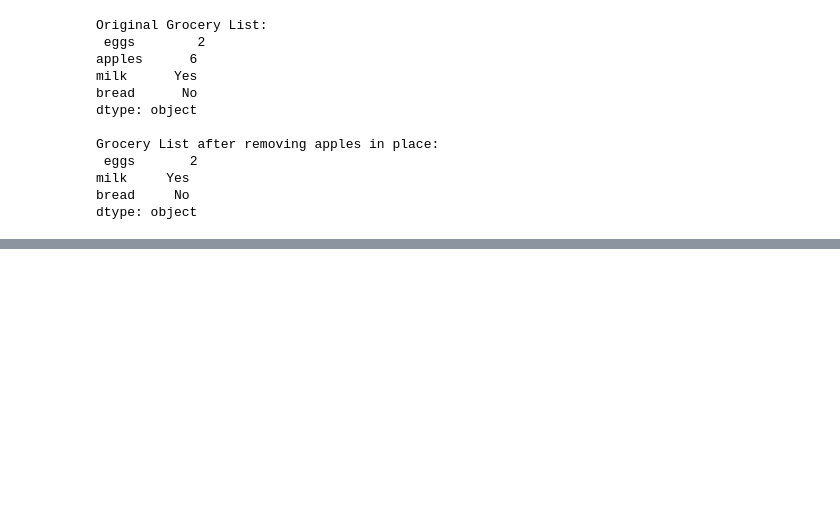
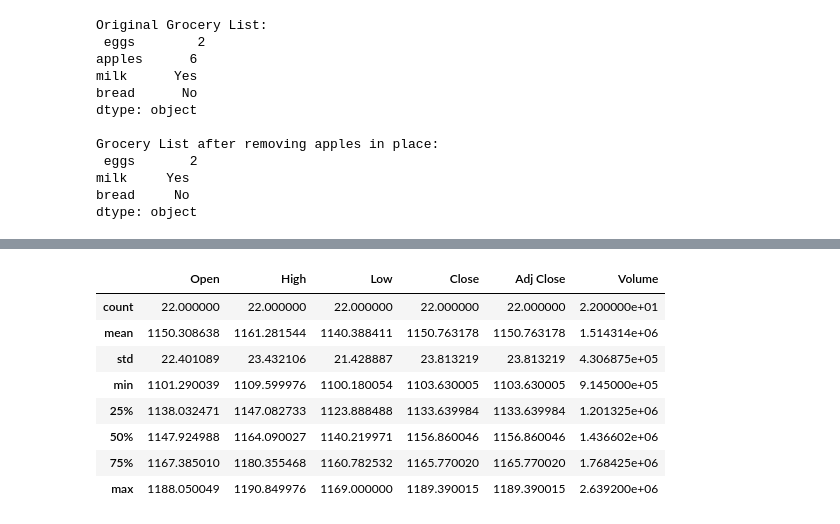
Before and after one commit to AhmetTuncel/Python_LCW_Dersler, a Jupyter notebook: 6-Jupyter Notebooks, Anaconda, Numpy, Pandas.ipynb, the cells around one changed output, grey strips where cells are left out. Cells and saved outputs as stored; diff of their text form; code cells hidden in the pictures; blank space fills up the shorter version.

```diff
--- a/6-Jupyter Notebooks, Anaconda, Numpy, Pandas.ipynb
+++ b/6-Jupyter Notebooks, Anaconda, Numpy, Pandas.ipynb
@@ -1189,0 +2367,13 @@ dtype: object
+# %%
+# We get descriptive statistics on our stock data
+Google_stock.describe()
+# %% [output]
+|  | Open | High | Low | Close | Adj Close | Volume |
+| count | 22.000000 | 22.000000 | 22.000000 | 22.000000 | 22.000000 | 2.200000e+01 |
+| mean | 1150.308638 | 1161.281544 | 1140.388411 | 1150.763178 | 1150.763178 | 1.514314e+06 |
+| std | 22.401089 | 23.432106 | 21.428887 | 23.813219 | 23.813219 | 4.306875e+05 |
+| min | 1101.290039 | 1109.599976 | 1100.180054 | 1103.630005 | 1103.630005 | 9.145000e+05 |
+| 25% | 1138.032471 | 1147.082733 | 1123.888488 | 1133.639984 | 1133.639984 | 1.201325e+06 |
+| 50% | 1147.924988 | 1164.090027 | 1140.219971 | 1156.860046 | 1156.860046 | 1.436602e+06 |
+| 75% | 1167.385010 | 1180.355468 | 1160.782532 | 1165.770020 | 1165.770020 | 1.768425e+06 |
+| max | 1188.050049 | 1190.849976 | 1169.000000 | 1189.390015 | 1189.390015 | 2.639200e+06 |
```
Also changed, not shown: parts of 116 cells of this notebook, 2 other files.
